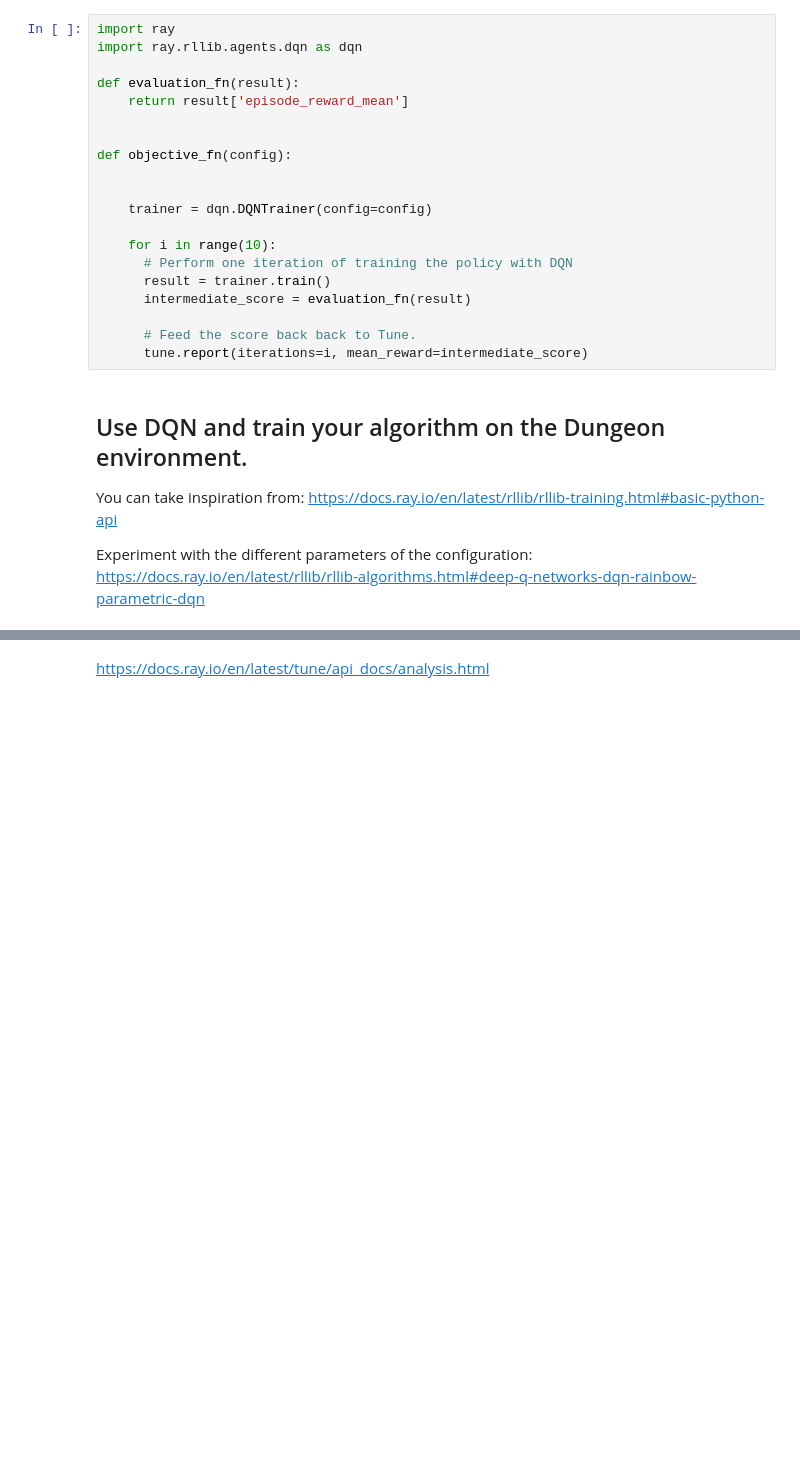
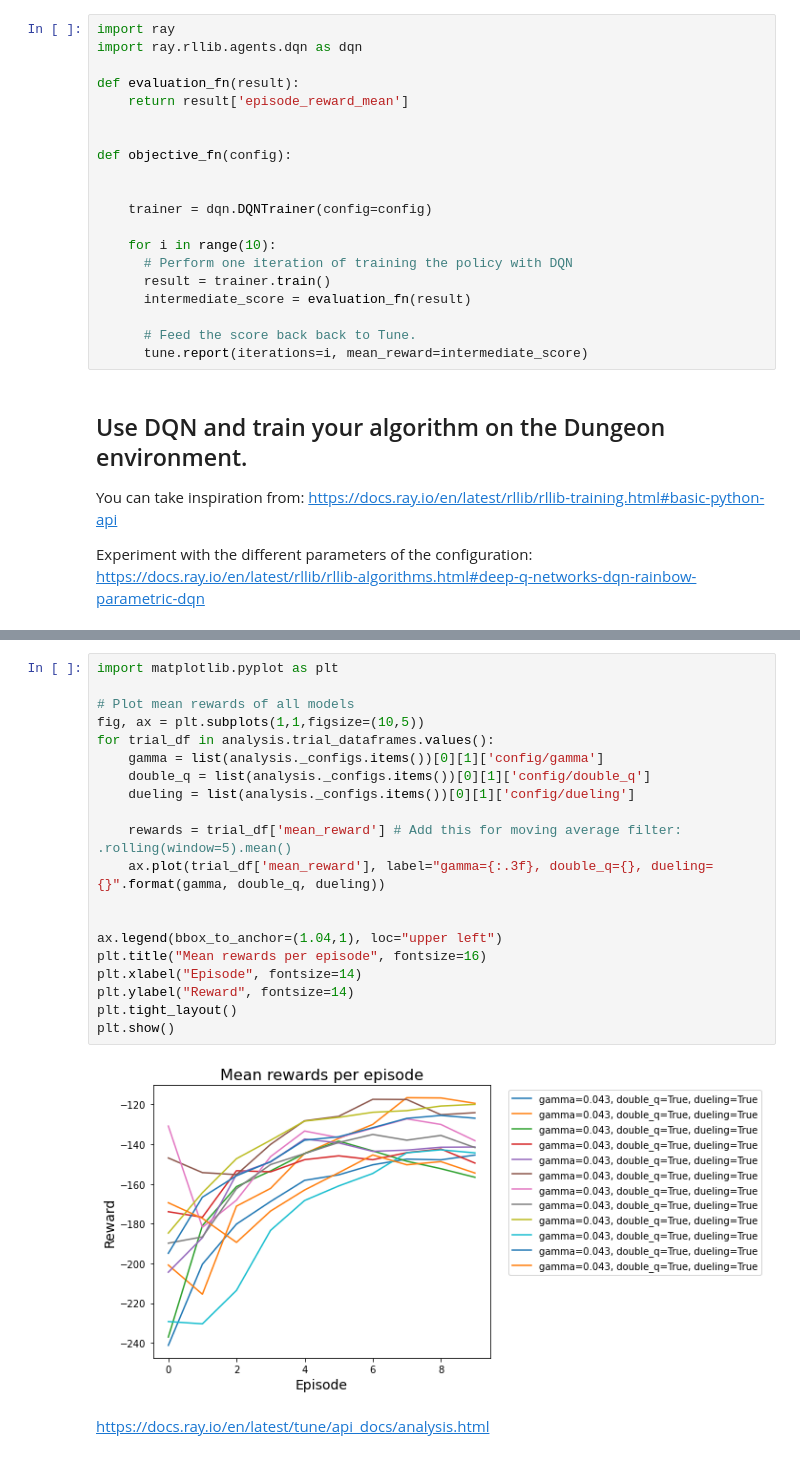
Before and after one commit to sddiener/DRL_coursework, a Jupyter notebook: Task_2_DQN/Task2_HP_Tuning.ipynb, the cells around one changed output, grey strips where cells are left out. Drawn from its saved outputs; the diff is of its cells as text; blank space fills up the shorter version.

Commit message:
Added rewards visualization for HP tuning

```diff
--- a/Task_2_DQN/Task2_HP_Tuning.ipynb
+++ b/Task_2_DQN/Task2_HP_Tuning.ipynb
@@ -257,3 +204,25 @@ df[['config/gamma', 'config/double_q', 'config/dueling', 'mean_reward']]
+# %%
+import matplotlib.pyplot as plt
+
+# Plot mean rewards of all models
+fig, ax = plt.subplots(1,1,figsize=(10,5))
+for trial_df in analysis.trial_dataframes.values():
+    gamma = list(analysis._configs.items())[0][1]['config/gamma']
+    double_q = list(analysis._configs.items())[0][1]['config/double_q']
+    dueling = list(analysis._configs.items())[0][1]['config/dueling']
+
+    rewards = trial_df['mean_reward'] # Add this for moving average filter:   .rolling(window=5).mean()
+    ax.plot(trial_df['mean_reward'], label="gamma={:.3f}, double_q={}, dueling={}".format(gamma, double_q, dueling))
+
+
+ax.legend(bbox_to_anchor=(1.04,1), loc="upper left")
+plt.title("Mean rewards per episode", fontsize=16)
+plt.xlabel("Episode", fontsize=14)
+plt.ylabel("Reward", fontsize=14)
+plt.tight_layout()
+plt.show()
+# %% [output]
+[figure, added]
 # %% [markdown]
 https://docs.ray.io/en/latest/tune/api_docs/analysis.html
 # %%
```
Also changed, not shown: parts of 5 cells of this notebook.
